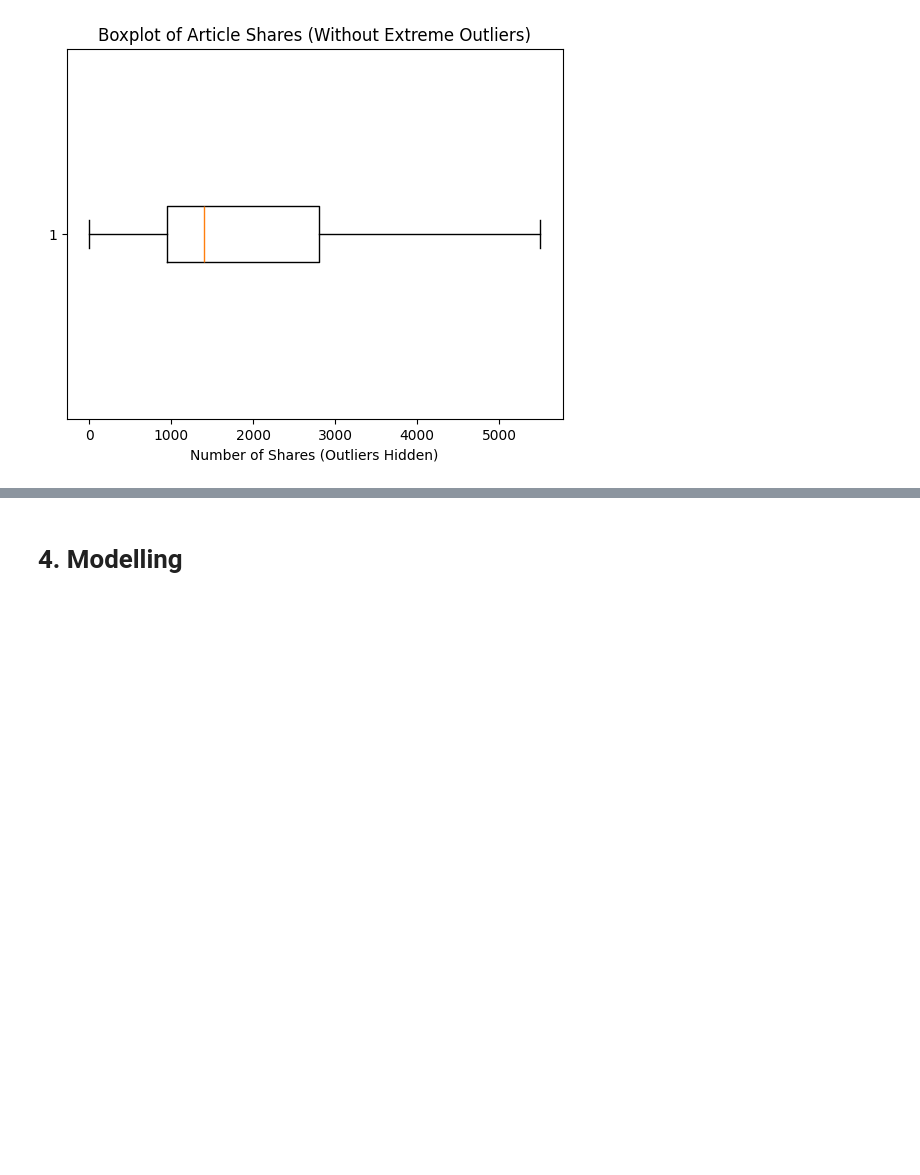
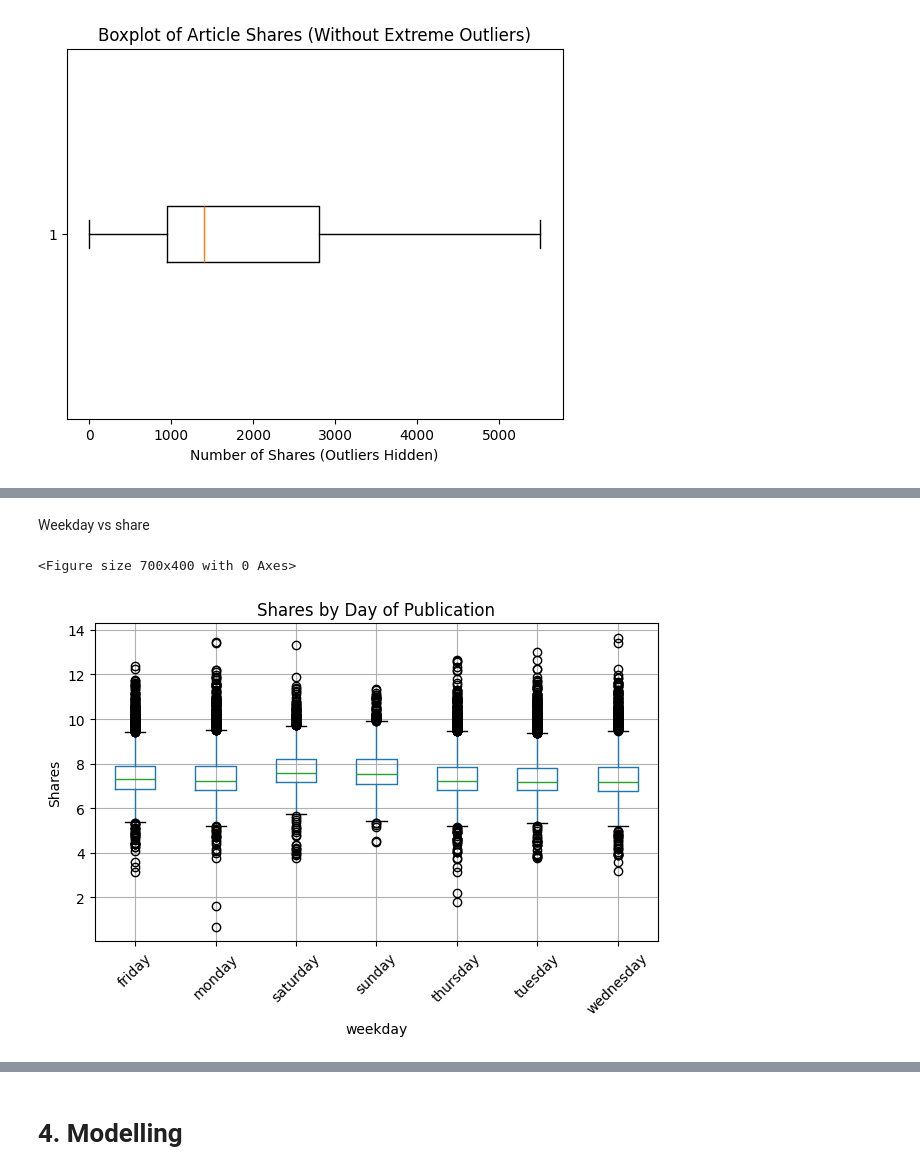
Before and after one commit to Weronikaa2001/ML2_final_project, a Jupyter notebook: ML2_final.ipynb, the cells around one changed output, grey strips where cells are left out. Drawn from its saved outputs; the diff is of its cells as text; code cells hidden in the pictures; blank space fills up the shorter version.

```diff
--- a/ML2_final.ipynb
+++ b/ML2_final.ipynb
@@ -595,0 +735,14 @@ The exploratory analysis showed that the dataset contains no missing values and
+# %% [markdown]
+Weekday vs share
+# %%
+plt.figure(figsize=(7,4))
+df.boxplot(column="log_shares", by="weekday")
+plt.suptitle("")
+plt.title("Shares by Day of Publication")
+plt.ylabel("Shares")
+plt.xticks(rotation=45)
+plt.tight_layout()
+plt.show()
+# %% [output]
+<Figure size 700x400 with 0 Axes>
+[figure, added]
```
Also changed, not shown: parts of 65 cells of this notebook.
